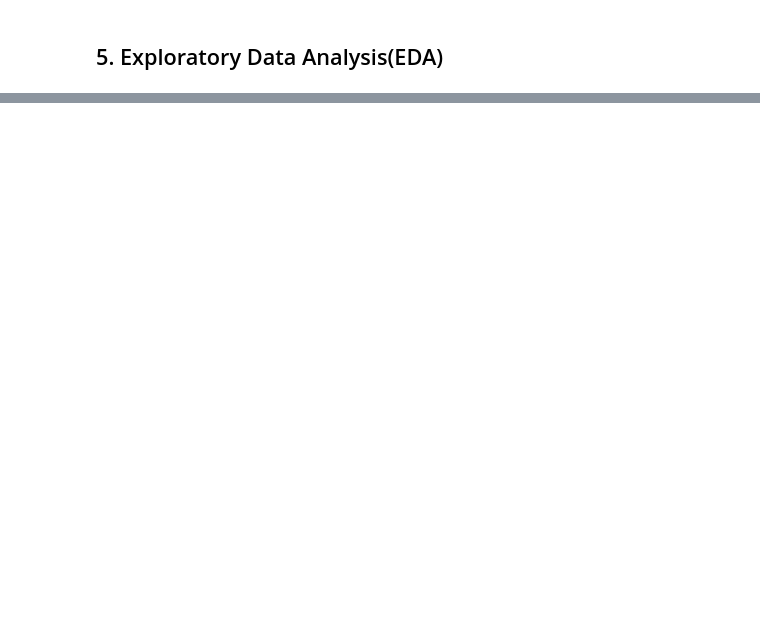
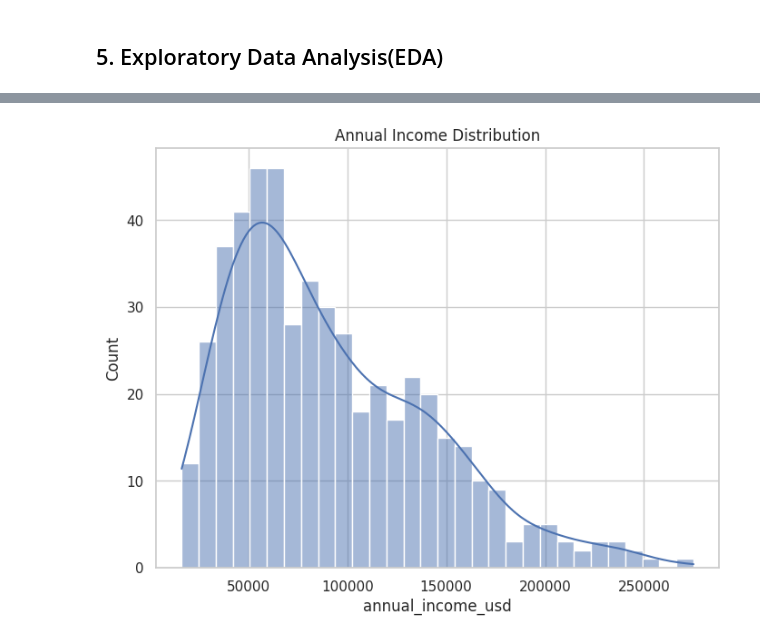
Before and after one commit to masum-auch/AI-Engineer, a Jupyter notebook: ml_learning/ml_data_cleaning/practice_data/13-data-cleaning.ipynb, the cells around one changed output, grey strips where cells are left out. Cells and saved outputs as stored; diff of their text form; code cells hidden in the pictures; blank space fills up the shorter version.

```diff
--- a/ml_learning/ml_data_cleaning/practice_data/13-data-cleaning.ipynb
+++ b/ml_learning/ml_data_cleaning/practice_data/13-data-cleaning.ipynb
@@ -195,0 +214,9 @@ df.head()
+# %%
+#annual_income_usd
+
+plt.figure(figsize= (8,6))
+sns.histplot(df['annual_income_usd'], bins= 30, kde= True)
+plt.title('Annual Income Distribution')
+plt.show()
+# %% [output]
+[figure, added]
```
Also changed, not shown: parts of 2 cells of this notebook.
